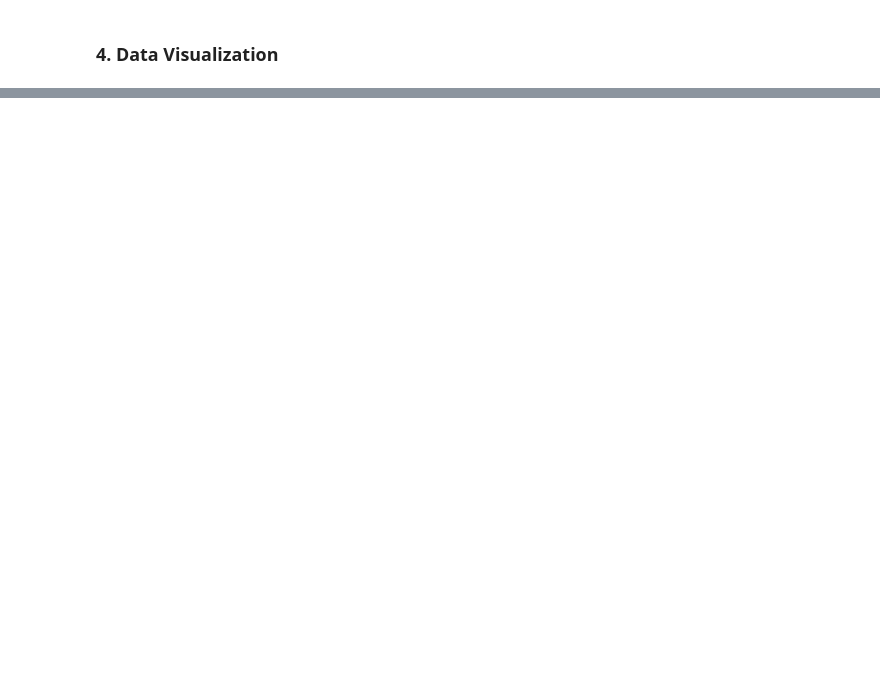
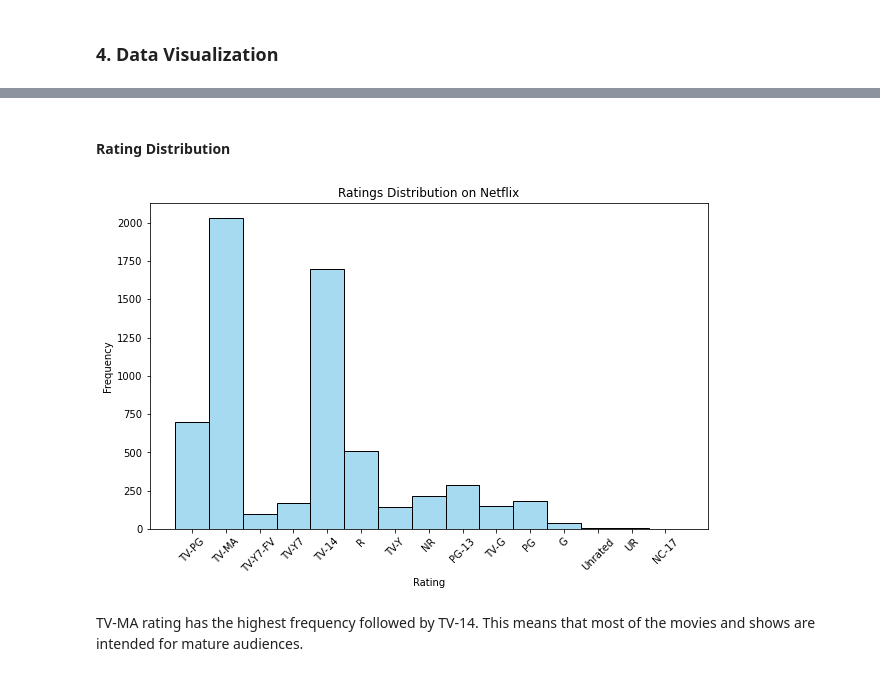
Before and after one commit to MugoDom/netflix-data-visualization, a Jupyter notebook: netflix-data-analysis.ipynb, the cells around one changed output, grey strips where cells are left out. Drawn from its saved outputs; the diff is of its cells as text; code cells hidden in the pictures; blank space fills up the shorter version.

```diff
--- a/netflix-data-analysis.ipynb
+++ b/netflix-data-analysis.ipynb
@@ -179,0 +189,15 @@ Name: listed_in, dtype: int64
+# %% [markdown]
+#### Rating Distribution
+# %%
+# Plot the distribution by rating
+plt.figure(figsize=(10, 6))
+sns.histplot(netflix_data['rating'].dropna(), kde=False, color='skyblue', bins=10)
+plt.title('Ratings Distribution on Netflix')
+plt.xlabel('Rating')
+plt.ylabel('Frequency')
+plt.xticks(rotation=45)
+plt.show()
+# %% [output]
+[figure, added]
+# %% [markdown]
+TV-MA rating has the highest frequency followed by TV-14. This means that most of the movies and shows are intended for mature audiences.
```
Also changed, not shown: parts of 7 cells of this notebook.
